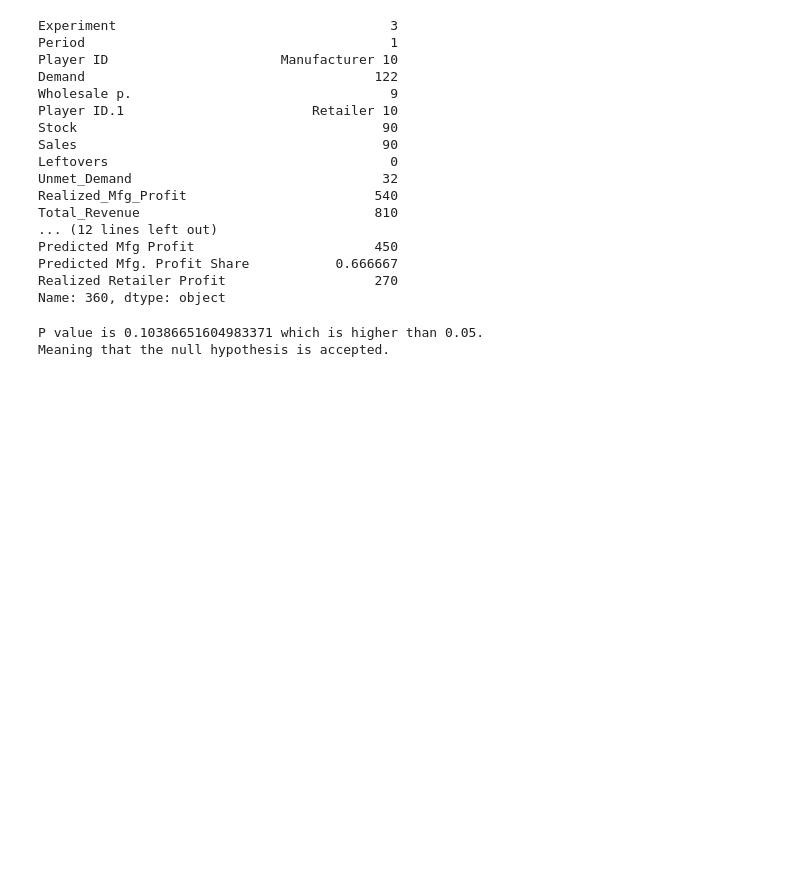
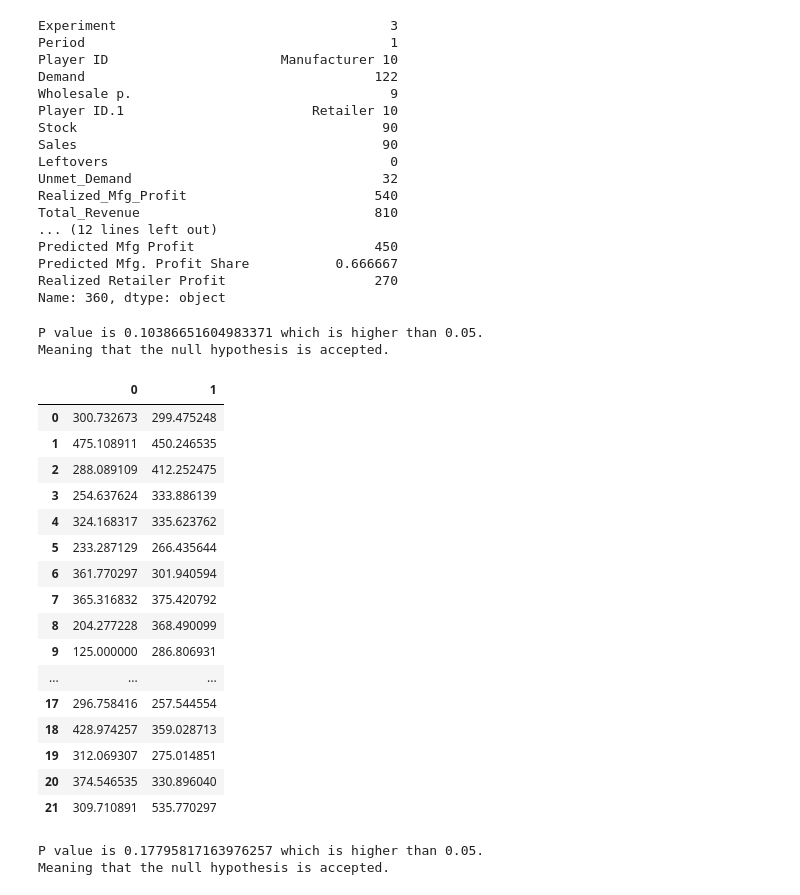
Before and after one commit to SerhanTelatar/Supply-Chain-Decision-Analysis, a Jupyter notebook: Notebooks/experiment/study-1-data-wsp.ipynb, the cells around one changed output. Cells and saved outputs as stored; diff of their text form; code cells hidden in the pictures; blank space fills up the shorter version.

```diff
--- a/Notebooks/experiment/study-1-data-wsp.ipynb
+++ b/Notebooks/experiment/study-1-data-wsp.ipynb
@@ -312,3 +312,43 @@ print("P value is", p_value, "which is higher than 0.05.\nMeaning that the null
 # %% [output]
 P value is 0.10386651604983371 which is higher than 0.05.
 Meaning that the null hypothesis is accepted.
+# %%
+my = []
+i = 0
+for group_key, group_data in grouped_data_retailer:
+    a=group_data.iloc[0:5]['Expected Retailer Profit'].mean()
+    b=group_data.iloc[20:30]['Expected Retailer Profit'].mean()
+    my.append([a, b])
+    i+=1
+# %%
+my = pd.DataFrame(my)
+# %%
+my
+# %% [output]
+|  | 0 | 1 |
+| 0 | 300.732673 | 299.475248 |
+| 1 | 475.108911 | 450.246535 |
+| 2 | 288.089109 | 412.252475 |
+| 3 | 254.637624 | 333.886139 |
+| 4 | 324.168317 | 335.623762 |
+| 5 | 233.287129 | 266.435644 |
+| 6 | 361.770297 | 301.940594 |
+| 7 | 365.316832 | 375.420792 |
+| 8 | 204.277228 | 368.490099 |
+| 9 | 125.000000 | 286.806931 |
+| ... | ... | ... |
+| 17 | 296.758416 | 257.544554 |
+| 18 | 428.974257 | 359.028713 |
+| 19 | 312.069307 | 275.014851 |
+| 20 | 374.546535 | 330.896040 |
+| 21 | 309.710891 | 535.770297 |
+# %%
+#hypo 2
+#H0: No learning
+
+
+t_stat, p_value = ttest_rel(my[0], my[1])
+print("P value is", p_value, "which is higher than 0.05.\nMeaning that the null hypothesis is accepted.")
+# %% [output]
+P value is 0.17795817163976257 which is higher than 0.05.
+Meaning that the null hypothesis is accepted.
```
